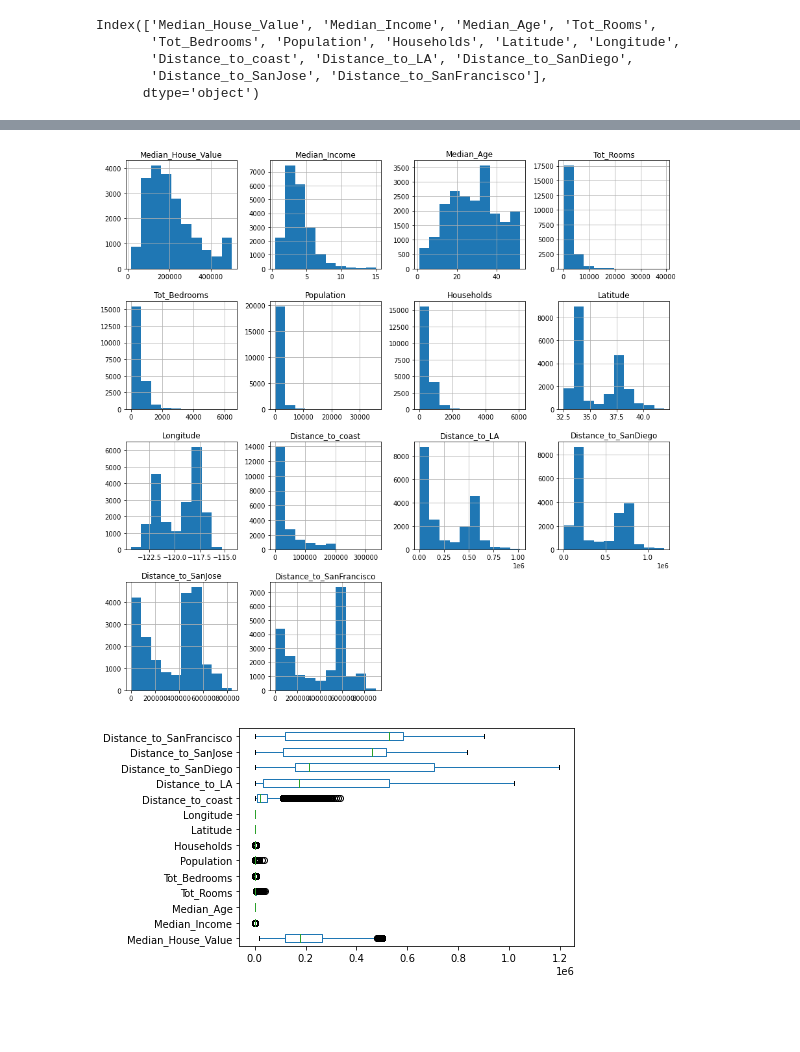
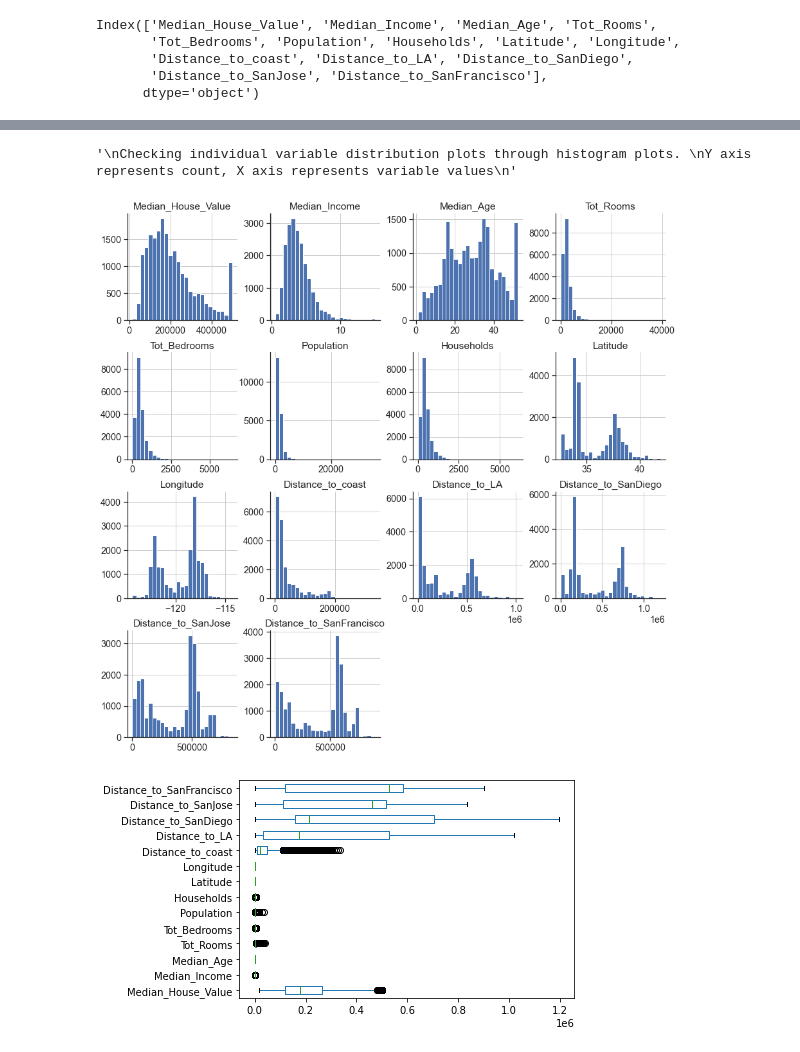
Before and after one commit to abeeto/project-group14-DATA301, a Jupyter notebook: notebooks/analysis2.ipynb, the cells around one changed output, grey strips where cells are left out. Cells and saved outputs as stored; diff of their text form; code cells hidden in the pictures; blank space fills up the shorter version.

```diff
--- a/notebooks/analysis2.ipynb
+++ b/notebooks/analysis2.ipynb
@@ -60,10 +60,14 @@ dfu.describe().apply(lambda s: s.apply(lambda x: format(x, 'f')))
 | 75% | 264725.000000 | 4.743250 | 37.000000 | 3148.000000 | 647.000000 | 1725.000000 | 605.000000 | ... |
 | max | 500001.000000 | 15.000100 | 52.000000 | 39320.000000 | 6445.000000 | 35682.000000 | 6082.000000 | ... |
 # %%
-hist = dfu.hist(bins=10,figsize =(15,15))
-#Checking individual variable distribution plots through histogram plots. X axis represents count, Y axis reprsnts variable valus
+hist = dfu.hist(bins=25,figsize =(15,15))
+'''
+Checking individual variable distribution plots through histogram plots.
+Y axis represents count, X axis represents variable values
+'''
 # %% [output]
+'\nChecking individual variable distribution plots through histogram plots. \nY axis represents count, X axis represents variable values\n'
-[figure, old version]
+[figure, new version]
 # %%
 boxplot = dfu.boxplot(grid=False, vert=False, fontsize=10)
 #Creating a box plot to scan for outliers or anomalous observations, with the goal of checking for errors.
```
Also changed, not shown: parts of 15 cells of this notebook, 2 other files.
